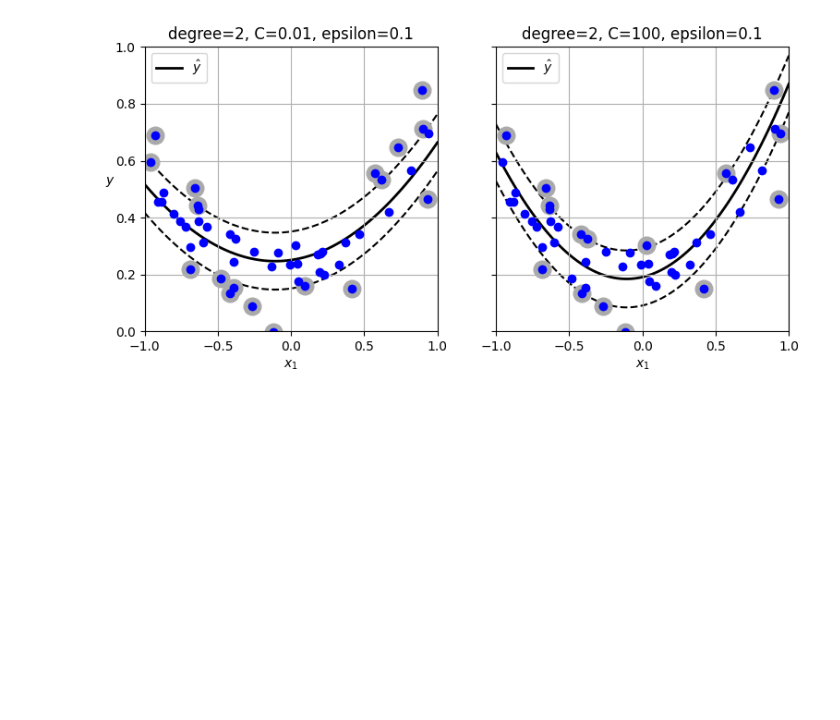
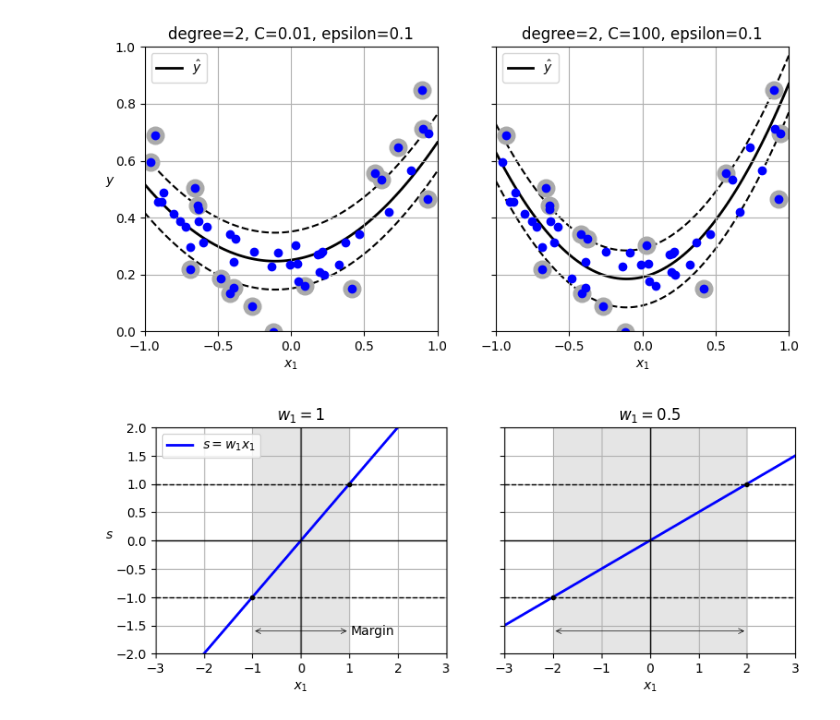
Before and after one commit to sunodmongia/SVM, a Jupyter notebook: svm.ipynb, the cells around one changed output. Cells and saved outputs as stored; diff of their text form; code cells hidden in the pictures; blank space fills up the shorter version.

```diff
--- a/svm.ipynb
+++ b/svm.ipynb
@@ -576,3 +576,59 @@ plt.grid()
 plt.show()
 # %% [output]
 [figure]
+# %%
+import matplotlib.patches as patches
+
+
+def plot_2D_decision_function(w, b, ylabel=True, x1_lim=[-3, 3]):
+    x1 = np.linspace(x1_lim[0], x1_lim[1], 200)
+    y = w * x1 + b
+    half_margin = 1 / w
+
+    plt.plot(x1, y, "b-", linewidth=2, label=r"$s = w_1 x_1$")
+    plt.axhline(y=0, color="k", linewidth=1)
+    plt.axvline(x=0, color="k", linewidth=1)
+    rect = patches.Rectangle(
+        (-half_margin, -2),
+        2 * half_margin,
+        4,
+        edgecolor="none",
+        facecolor="gray",
+        alpha=0.2,
+    )
+    plt.gca().add_patch(rect)
+    plt.plot([-3, 3], [1, 1], "k--", linewidth=1)
+    plt.plot([-3, 3], [-1, -1], "k--", linewidth=1)
+    plt.plot(half_margin, 1, "k.")
+    plt.plot(-half_margin, -1, "k.")
+    plt.axis(x1_lim + [-2, 2])
+    plt.xlabel("$x_1$")
+    if ylabel:
+        plt.ylabel("$s$", rotation=0, labelpad=5)
+        plt.legend()
+        plt.text(1.02, -1.6, "Margin", ha="left", va="center", color="k")
+
+    plt.annotate(
+        "",
+        xy=(-half_margin, -1.6),
+        xytext=(half_margin, -1.6),
+        arrowprops=dict(
+            ec="k",
+            arrowstyle="<->",
+            linewidth=0.5,
+        ),
+    )
+    plt.title(f"$w_1 = {w}$")
+
+fig, axes = plt.subplots(ncols=2, figsize=(9, 3.2), sharey=True)
+
+plt.sca(axes[0])
+plot_2D_decision_function(1, 0)
+plt.grid()
+
+plt.sca(axes[1])
+plot_2D_decision_function(0.5, 0, ylabel=False)
+plt.grid()
+plt.show()
+# %% [output]
+[figure, added]
```
Also changed, not shown: parts of 1 cell of this notebook.
